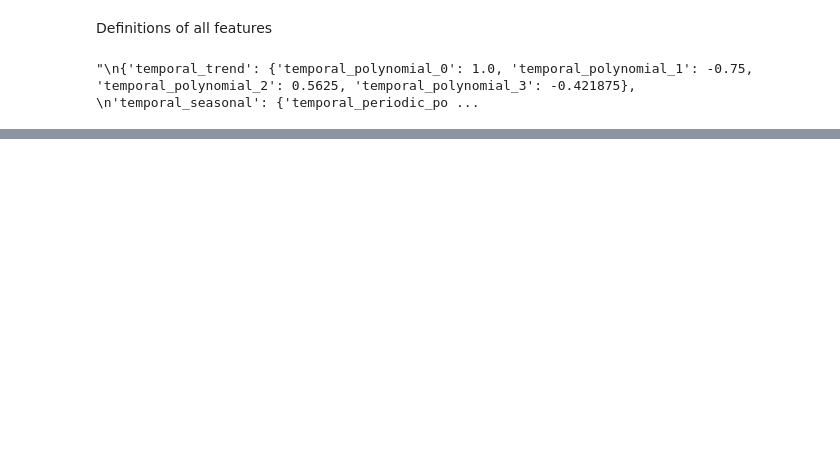
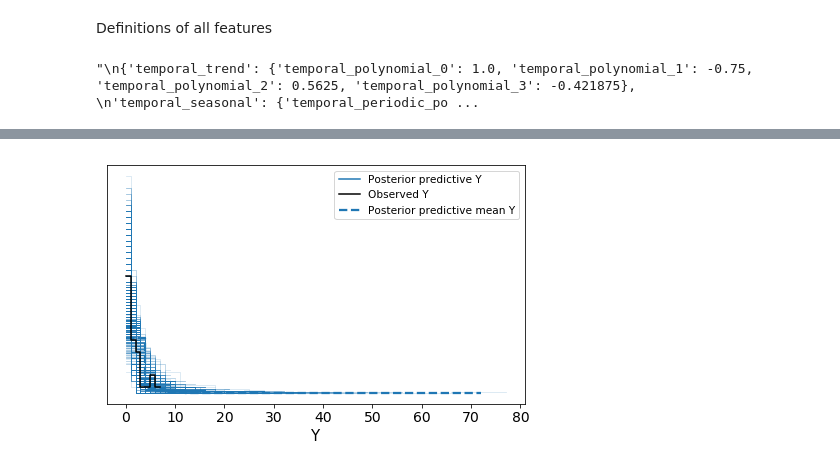
Before and after one commit to LaKrieger/BSTIM-Covid19, a Jupyter notebook: MinimalExample.ipynb, the cells around one changed output, grey strips where cells are left out. Cells and saved outputs as stored; diff of their text form; code cells hidden in the pictures; blank space fills up the shorter version.

```diff
--- a/MinimalExample.ipynb
+++ b/MinimalExample.ipynb
@@ -442,0 +473,4 @@ def sample_parameters(
+# %%
+with model:
+    ppc = pm.sample_posterior_predictive(
+        trace    )
@@ -442,0 +479,5 @@ def sample_parameters(
+# %%
+# "δ", "W_t_s", "W_t_t", "W_t_d"
+az.plot_ppc(az.from_pymc3(posterior_predictive=ppc, model=model));
+# %% [output]
+[figure, added]
```
Also changed, not shown: parts of 24 cells of this notebook, 2 other files.
